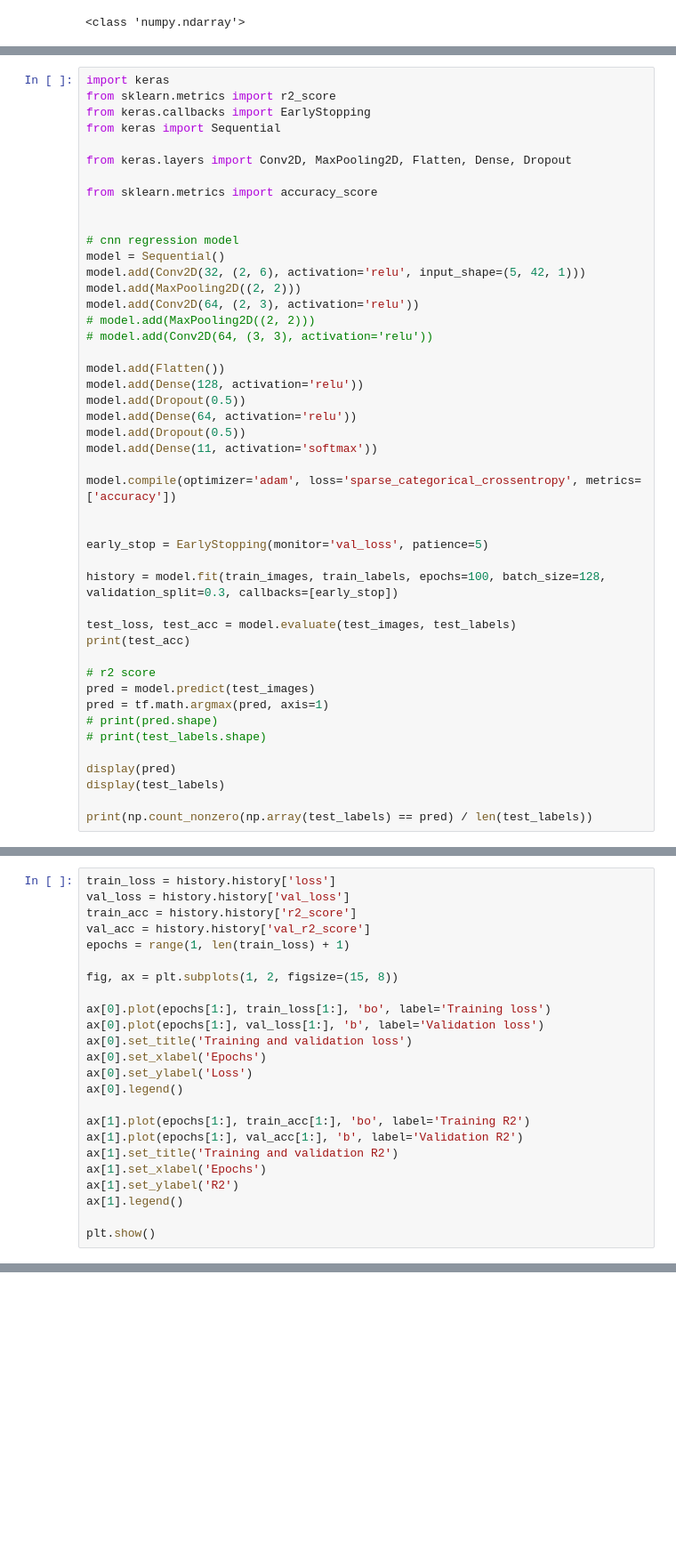
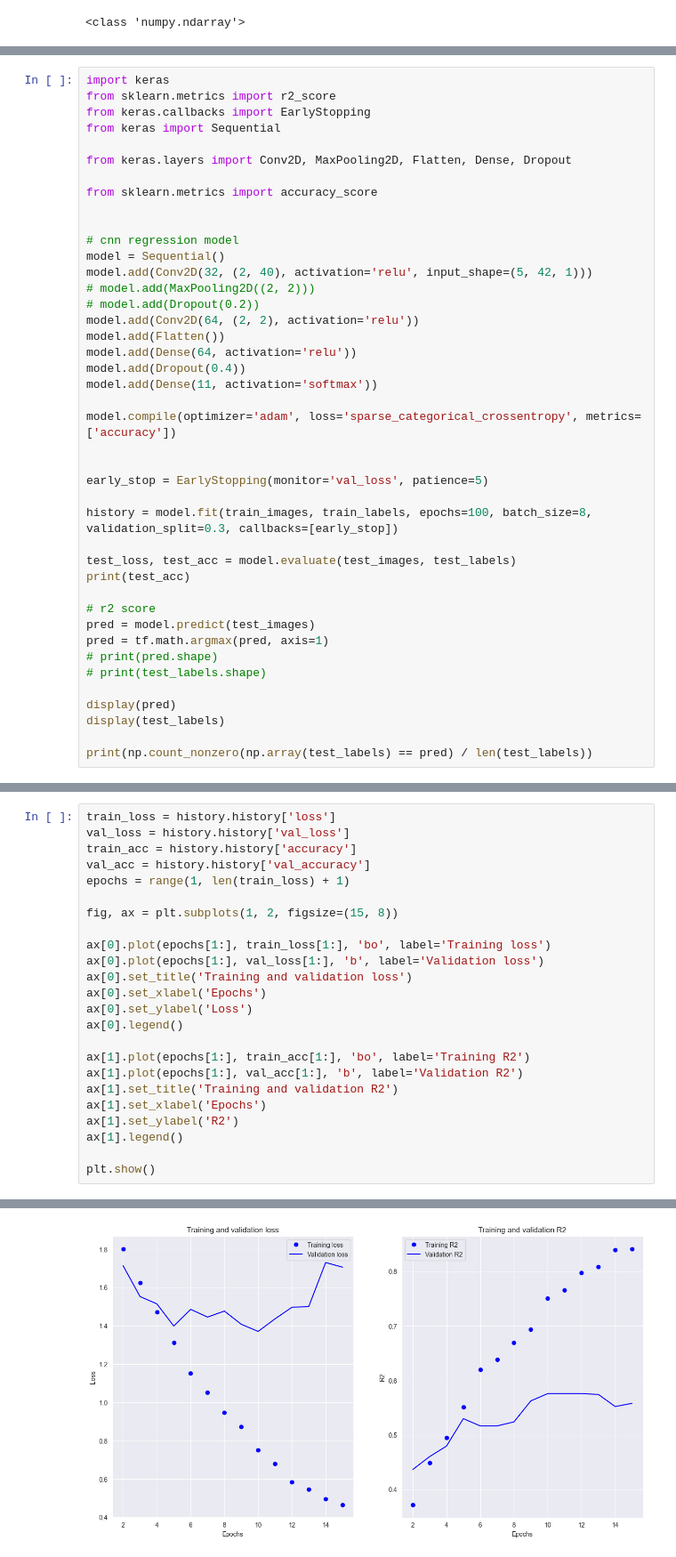
Before and after one commit to AnujxYadav/Pokemon-Classifier-ML-Project, a Jupyter notebook: network2.ipynb, the cells around one changed output, grey strips where cells are left out. Shown at 89% size. Drawn from its saved outputs; the diff is of its cells as text; blank space fills up the shorter version.

```diff
--- a/network2.ipynb
+++ b/network2.ipynb
@@ -109,17 +108,13 @@ from sklearn.metrics import accuracy_score
 
 # cnn regression model
 model = Sequential()
-model.add(Conv2D(32, (2, 6), activation='relu', input_shape=(5, 42, 1)))
-model.add(MaxPooling2D((2, 2)))
-model.add(Conv2D(64, (2, 3), activation='relu'))
+model.add(Conv2D(32, (2, 40), activation='relu', input_shape=(5, 42, 1)))
 # model.add(MaxPooling2D((2, 2)))
-# model.add(Conv2D(64, (3, 3), activation='relu'))
-
+# model.add(Dropout(0.2))
+model.add(Conv2D(64, (2, 2), activation='relu'))
 model.add(Flatten())
-model.add(Dense(128, activation='relu'))
-model.add(Dropout(0.5))
 model.add(Dense(64, activation='relu'))
-model.add(Dropout(0.5))
+model.add(Dropout(0.4))
 model.add(Dense(11, activation='softmax'))
 
 model.compile(optimizer='adam', loss='sparse_categorical_crossentropy', metrics=['accuracy'])
@@ -127,7 +122,7 @@ model.compile(optimizer='adam', loss='sparse_categorical_crossentropy', metrics=
 
 early_stop = EarlyStopping(monitor='val_loss', patience=5)
 
-history = model.fit(train_images, train_labels, epochs=100, batch_size=128, validation_split=0.3, callbacks=[early_stop])
+history = model.fit(train_images, train_labels, epochs=100, batch_size=8, validation_split=0.3, callbacks=[early_stop])
 
 test_loss, test_acc = model.evaluate(test_images, test_labels)
 print(test_acc)
@@ -166,8 +161,8 @@ array([4, 3, 7, ..., 3, 1, 3])
 # %%
 train_loss = history.history['loss']
 val_loss = history.history['val_loss']
-train_acc = history.history['r2_score']
-val_acc = history.history['val_r2_score']
+train_acc = history.history['accuracy']
+val_acc = history.history['val_accuracy']
 epochs = range(1, len(train_loss) + 1)
 
 fig, ax = plt.subplots(1, 2, figsize=(15, 8))
@@ -192,3 +186,4 @@ KeyError: 'r2_score'
+[figure, added]
 # %%
 from itertools import groupby
 groups = groupby(sorted(zip(test_images, test_labels, test_poke), key=lambda x: x[-1]), key=lambda x: x[-1])
```
Also changed, not shown: parts of 10 cells of this notebook, 5 other files.
